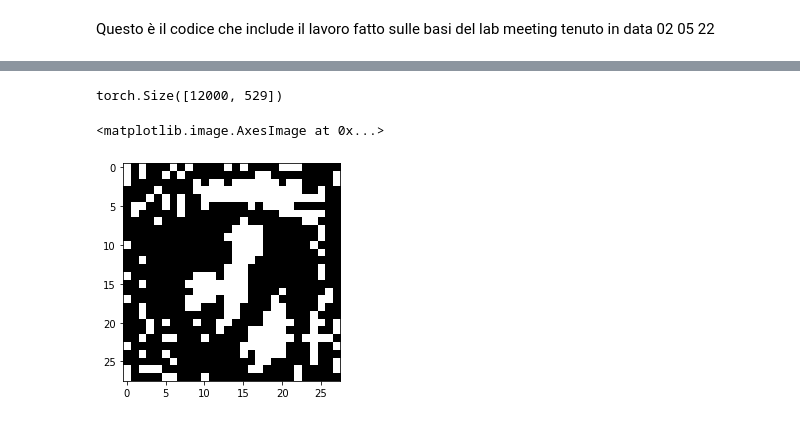
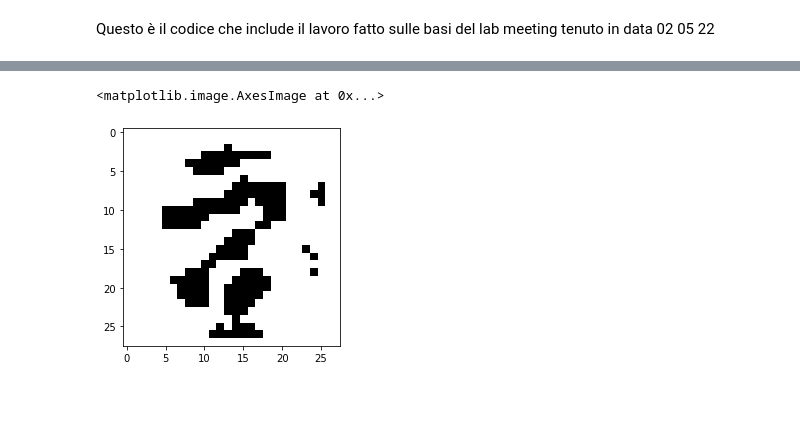
Before and after one commit to LorenzoTausani/DBN, a Jupyter notebook: RBM_generation.ipynb, the cells around one changed output, grey strips where cells are left out. Saved outputs shown, nothing was run; the diff lists cells and outputs as text; code cells hidden in the pictures.

```diff
--- a/RBM_generation.ipynb
+++ b/RBM_generation.ipynb
@@ -175,0 +192,21 @@ Epoch:20 ,avg_cost = 2.4945085048675537 ,std_cost = 0.14423958957195282 ,avg_gra
+# %%
+start = time.time()
+
+nr_models_to_compare = 1
+
+perf_list=[]
+models_list =[]
+
+for i in range(nr_models_to_compare):
+
+  model = model_load_or_create()
+  models_list.append(model)
+  perf_list.append(model.test_h_Linear_classifier())
+
+end = time.time()
+
+print(end - start)
+
+print(perf_list[0])
+
+plt.plot(perf_list)
@@ -274,19 +296,11 @@ plt.plot(perf_list)
-# %%
-#rbm_mnist.reset_h_tran_test_set(test=True)
-
-rbm_mnist.create_h_tran_test_set(mnist_data.train_data, mnist_data.train_labels , nr_train_el=0, nr_test_el=12000, nr_gibbs=1)
-
-rbm_mnist.h_test_dataset.shape
-# %% [output]
-torch.Size([12000, 529])
 # %%
-h = rbm_mnist.h_from_label(1,80)
+h = model.h_from_label(4,80)
 
-v, sample_v = rbm_mnist.to_visible(h)
+v, sample_v = model.to_visible(h)
 
 reconstructed_img = sample_v.view((28,28)).cpu()
 
 plt.imshow(reconstructed_img , cmap = 'gray')
 # %% [output]
 <matplotlib.image.AxesImage at 0x...>
-[figure, old version]
+[figure, new version]
```
Also changed, not shown: parts of 23 cells of this notebook.
